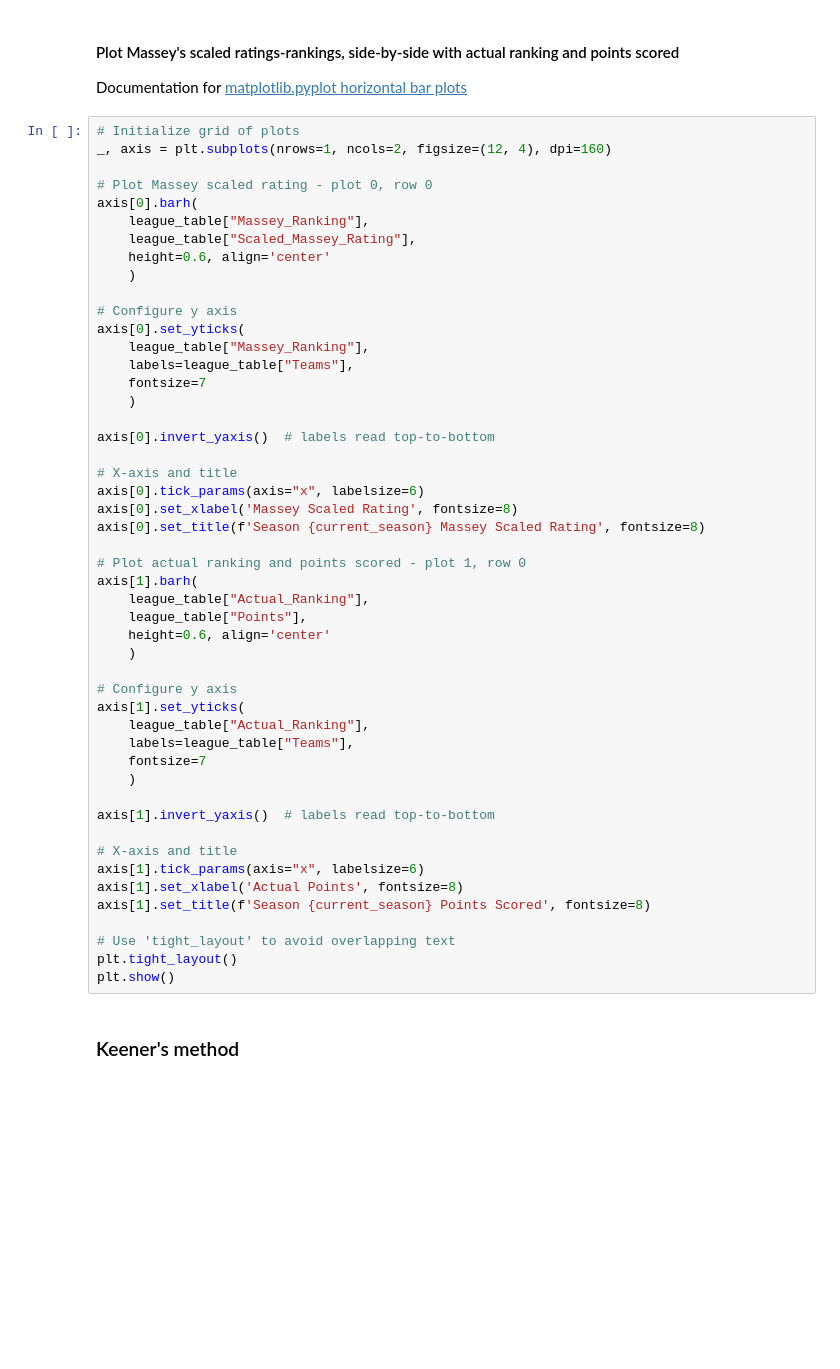
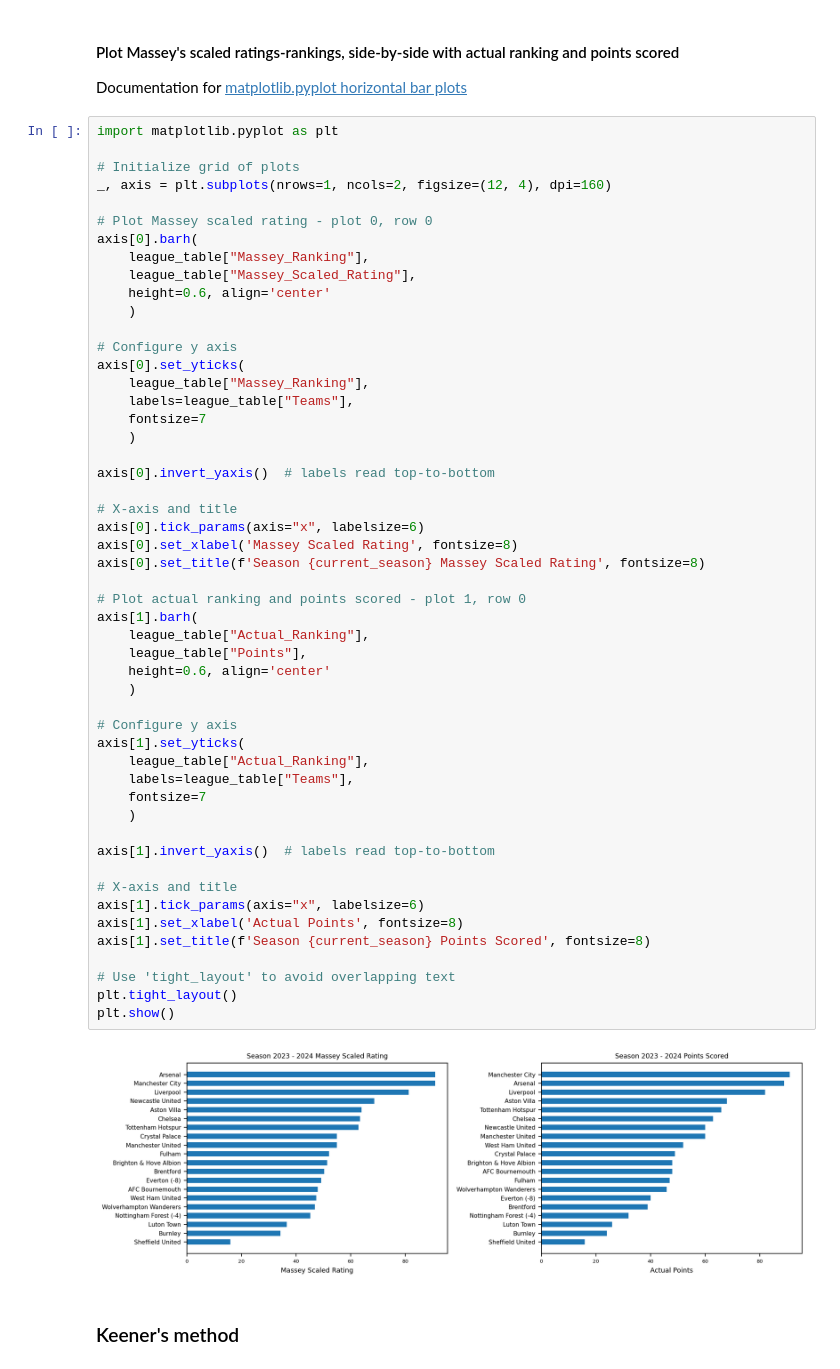
Before and after one commit to ale66/learn-datascience, a Jupyter notebook: week-9/Ranking_premier_league/ranking_premier_league_solution.ipynb, the cells around one changed output. Cells and saved outputs as stored; diff of their text form; blank space fills up the shorter version.

Commit message:
fix name conflictions on Massey_Scaled_Rating

```diff
--- a/week-9/Ranking_premier_league/ranking_premier_league_solution.ipynb
+++ b/week-9/Ranking_premier_league/ranking_premier_league_solution.ipynb
@@ -254,13 +308,15 @@ compiled_results
 
 Documentation for [matplotlib.pyplot horizontal bar plots](https://matplotlib.org/stable/api/_as_gen/matplotlib.pyplot.barh.html)
 # %%
+import matplotlib.pyplot as plt
+
 # Initialize grid of plots
 _, axis = plt.subplots(nrows=1, ncols=2, figsize=(12, 4), dpi=160)
 
 # Plot Massey scaled rating - plot 0, row 0
 axis[0].barh(
     league_table["Massey_Ranking"],
-    league_table["Scaled_Massey_Rating"],
+    league_table["Massey_Scaled_Rating"],
     height=0.6, align='center'
     )
 
@@ -275,33 +331,35 @@ axis[0].invert_yaxis()  # labels read top-to-bottom
 
 # X-axis and title
 axis[0].tick_params(axis="x", labelsize=6)
 axis[0].set_xlabel('Massey Scaled Rating', fontsize=8)
 axis[0].set_title(f'Season {current_season} Massey Scaled Rating', fontsize=8)
 
 # Plot actual ranking and points scored - plot 1, row 0
 axis[1].barh(
     league_table["Actual_Ranking"],
     league_table["Points"],
     height=0.6, align='center'
     )
 
 # Configure y axis
 axis[1].set_yticks(
     league_table["Actual_Ranking"],
     labels=league_table["Teams"],
     fontsize=7
     )
 
 axis[1].invert_yaxis()  # labels read top-to-bottom
 
 # X-axis and title
 axis[1].tick_params(axis="x", labelsize=6)
 axis[1].set_xlabel('Actual Points', fontsize=8)
 axis[1].set_title(f'Season {current_season} Points Scored', fontsize=8)
 
 # Use 'tight_layout' to avoid overlapping text
 plt.tight_layout()
 plt.show()
+# %% [output]
+[figure, added]
 # %% [markdown]
 ### Keener's method
 # %% [markdown]
```
Also changed, not shown: parts of 21 cells of this notebook.
